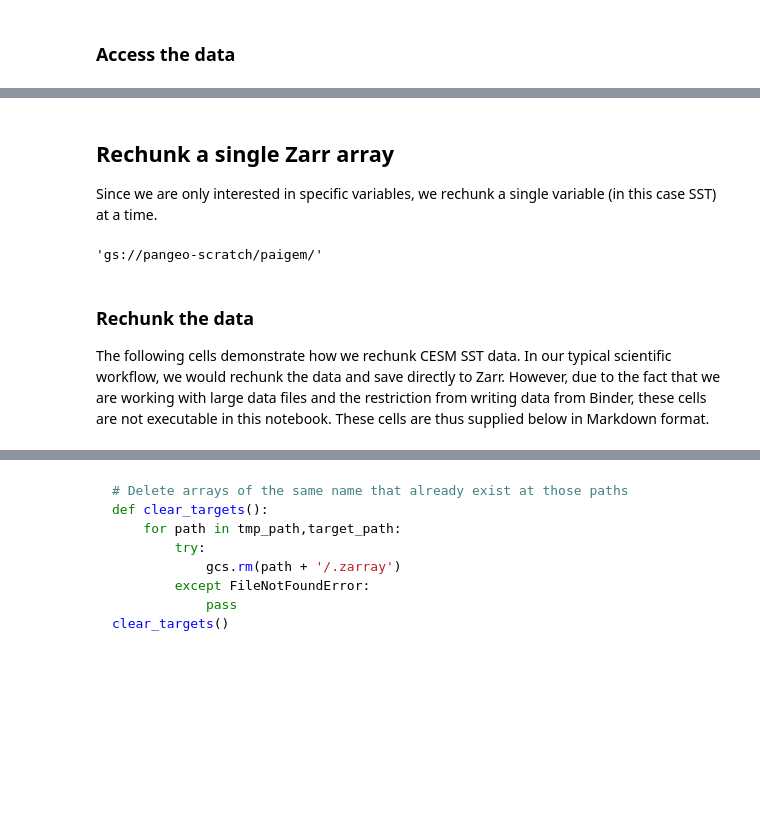
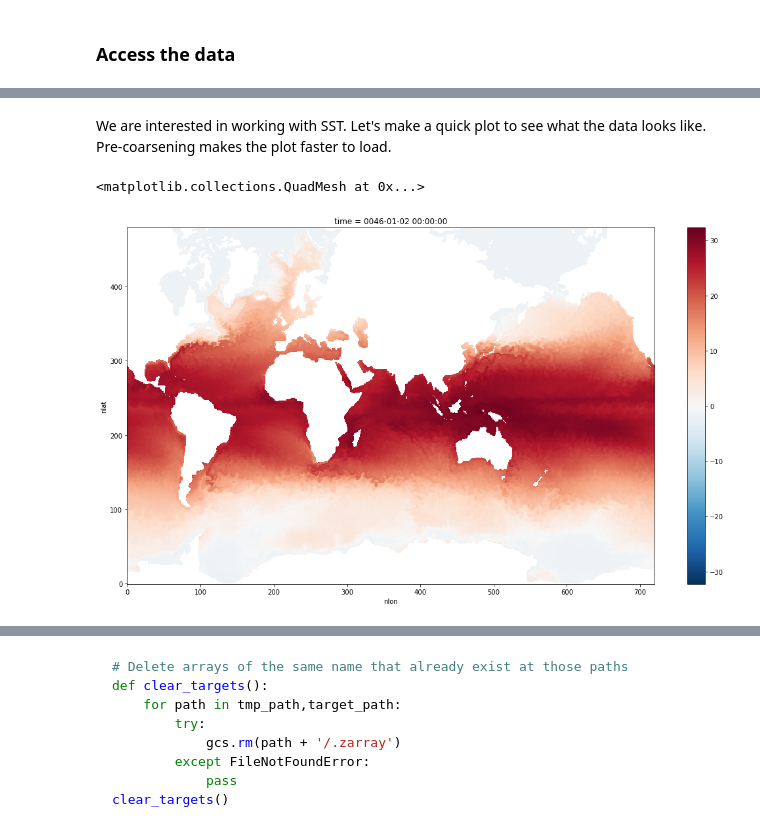
Before and after one commit to paigem/EC2021_Martin_and_Abernathey, a Jupyter notebook: PM_01_Frequency-Domain_Analysis_of_Large_Datasets.ipynb, the cells around one changed output, grey strips where cells are left out. Cells and saved outputs as stored; diff of their text form; code cells hidden in the pictures; blank space fills up the shorter version.

```diff
--- a/PM_01_Frequency-Domain_Analysis_of_Large_Datasets.ipynb
+++ b/PM_01_Frequency-Domain_Analysis_of_Large_Datasets.ipynb
@@ -97,13 +95,6 @@ This dataset is stored on the Pangeo Cloud and contains daily output for 41 mode
 # %%
 # Access CESM output from Pangeo Cloud data catalog
 cat = intake.open_catalog("https://raw.githubusercontent.com/pangeo-data/pangeo-datastore/master/intake-catalogs/ocean/CESM_POP.yaml")
-item = cat['CESM_POP_hires_control'] # Specify CESM high resolution control run
-
-# Open data as Zarr group
-gcs = gcsfs.GCSFileSystem(requester_pays=True) # Connect to Google Cloud Storage (GCS)
-mapper = gcs.get_mapper(item.urlpath) # gcs.get_mapper() is like getting the pathname of the data on GCS
-zgroup = zarr.open_consolidated(mapper) # Open the dataset in Zarr format
-
-# Select SST variable
-varname = 'SST' # name of variable you wish to rechunk (SST in this case)
-array = zgroup[varname] # select only the SST variable from the Zarr group
+item = cat['CESM_POP_hires_control']  # Specify CESM high resolution control run
+ds_orig = item.to_dask().reset_coords(drop=True)  # drop unneeded coordinates for efficiency
+ds_orig
@@ -110,14 +119,9 @@ array = zgroup[varname] # select only the SST variable from the Zarr group
-# %% [markdown]
-## Rechunk a single Zarr array
-
-Since we are only interested in specific variables, we rechunk a single variable (in this case SST) at a time.
-# %%
-# Write intermediary data to a temporary path. Items stored here get deleted every 7 days.
-scratch_path = os.environ['PANGEO_SCRATCH']
-scratch_path
-# %% [output]
-'gs://pangeo-scratch/paigem/'
-# %% [markdown]
-### Rechunk the data
-
-The following cells demonstrate how we rechunk CESM SST data. In our typical scientific workflow, we would rechunk the data and save directly to Zarr. However, due to the fact that we are working with large data files and the restriction from writing data from Binder, these cells are not executable in this notebook. These cells are thus supplied below in Markdown format.
+# %% [markdown]
+We are interested in working with SST.
+Let's make a quick plot to see what the data looks like.
+Pre-coarsening makes the plot faster to load.
+# %%
+ds_orig.SST[0].coarsen(nlat=5, nlon=5).mean().plot(figsize=(18, 10))
+# %% [output]
+<matplotlib.collections.QuadMesh at 0x...>
+[figure, added]
```
Also changed, not shown: parts of 38 cells of this notebook.
